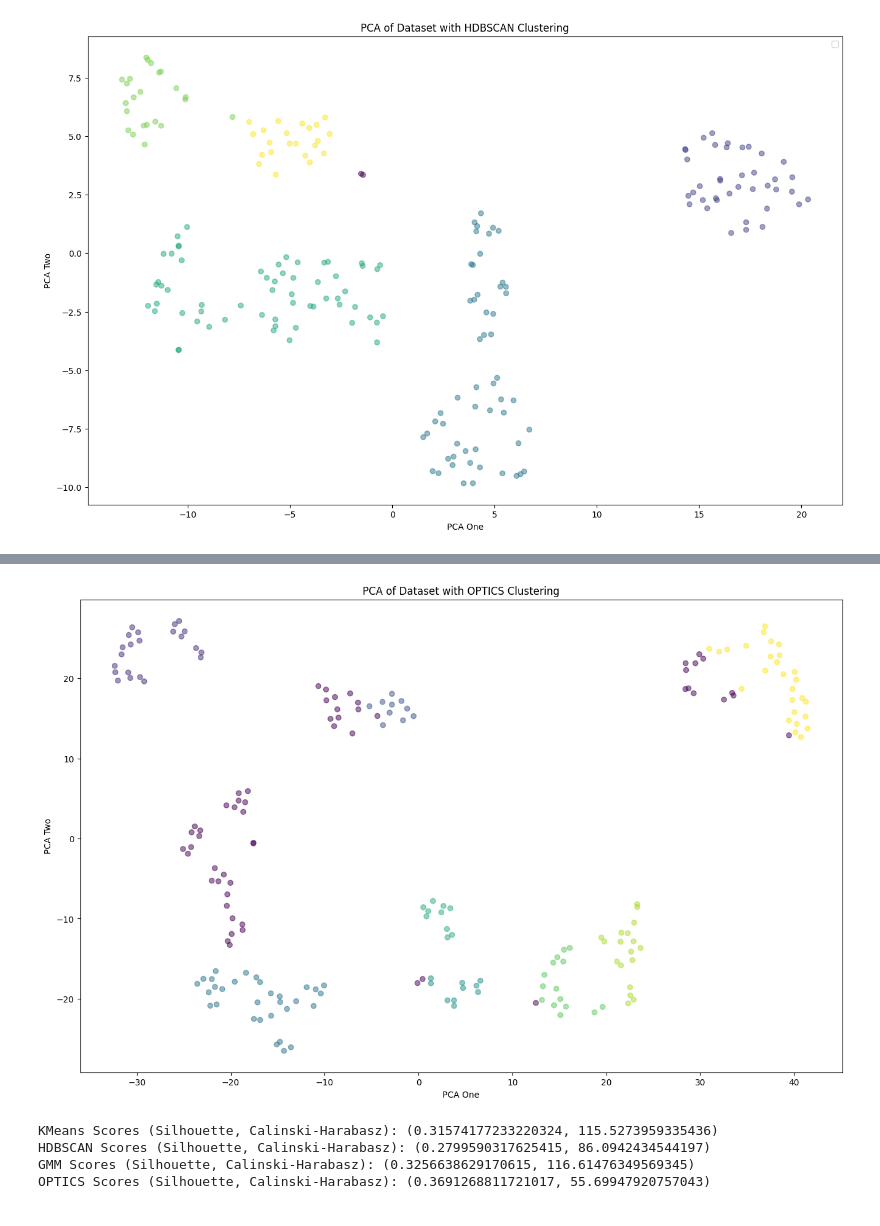
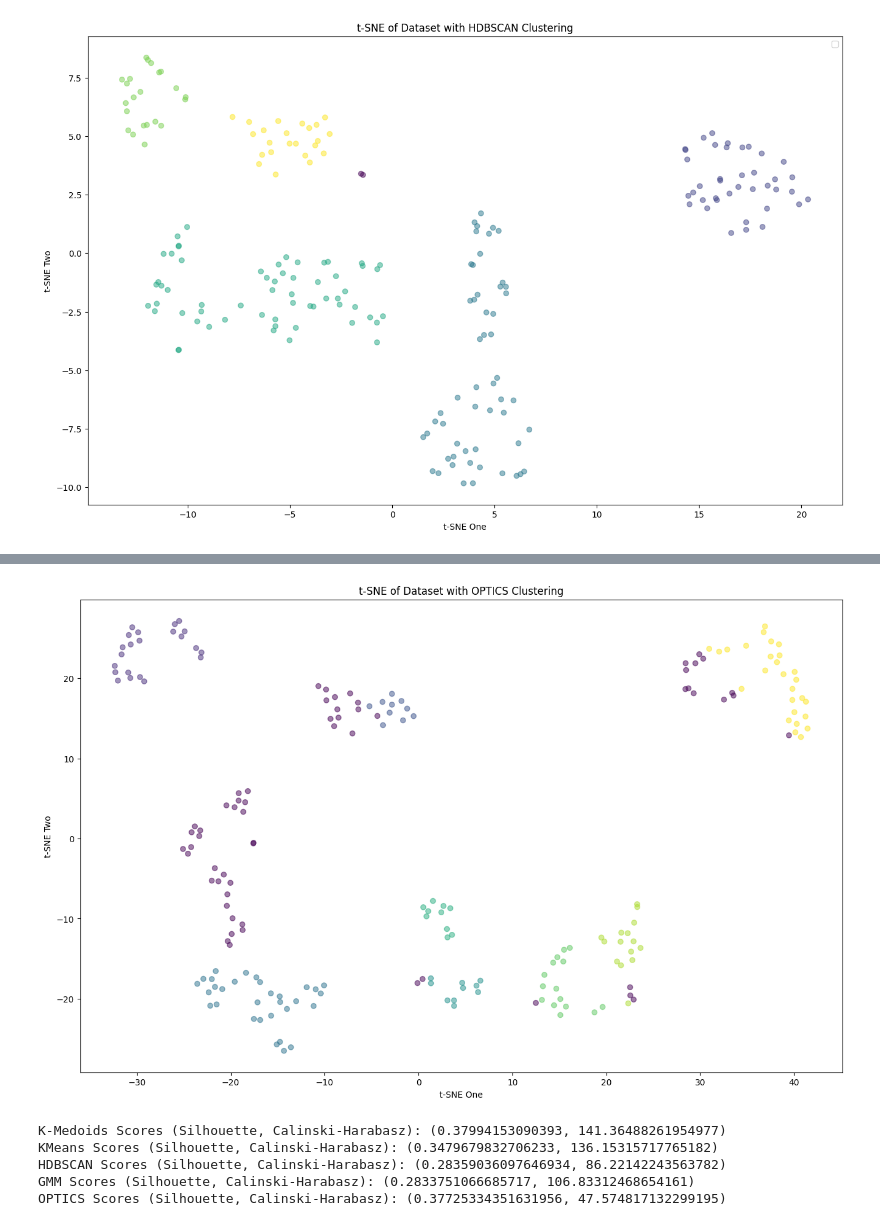
Before and after one commit to Pseudonymous-gdy/Data-Mining-Project, a Jupyter notebook: clustering.ipynb, the cells around one changed output, grey strips where cells are left out. Drawn from its saved outputs; the diff is of its cells as text; code cells hidden in the pictures.

```diff
--- a/clustering.ipynb
+++ b/clustering.ipynb
@@ -3,7 +3,15 @@ import pandas as pd
 import numpy as np
 import matplotlib.pyplot as plt
 import sklearn
-df = pd.read_csv('Preprocessed_Data.csv')
+from sklearn.preprocessing import StandardScaler
+flag = True  # Set this flag as needed
+name = "Preprocessed_Data.csv" if flag == True else "Mall_Customers.csv"
+df = pd.read_csv(name)
+if name == "Mall_Customers.csv":
+    df = df.drop(columns=['CustomerID'])
+    df['Genre'] = df['Genre'].map({'Male': 1, 'Female': 0})
+    ss = StandardScaler()
+    df[ df.columns ] = ss.fit_transform( df[ df.columns ] )
 df.head()
 # %% [output]
 |  | Annual Income (k$) | Annual Income (k$) Spending Score... | Genre | Income_per_Age | Spending Score (1-100) |
@@ -74,21 +192,21 @@ plt.show()
 # %%
 from sklearn.cluster import OPTICS
 data_optics = df.copy() # already preprocessed
 # apply clustering algorithm
 optics = OPTICS(min_samples=10)
 tsne = TSNE(n_components=2, random_state=42, perplexity=10)
 tsne_result_optics = tsne.fit_transform(data_optics)
-data_optics['pca-one'] = tsne_result_optics[:,0]
-data_optics['pca-two'] = tsne_result_optics[:,1]
-data_optics['cluster'] = optics.fit_predict(data_optics)
+data_optics['tsne-one'] = tsne_result_optics[:,0]
+data_optics['tsne-two'] = tsne_result_optics[:,1]
+data_optics['cluster'] = optics.fit_predict(data_optics[['tsne-one','tsne-two']])
 plt.figure(figsize=(16,10))
-plt.scatter(data_optics['pca-one'], data_optics['pca-two'], alpha=0.5, c=data_optics['cluster'], cmap='viridis')
-plt.xlabel('PCA One')
-plt.ylabel('PCA Two')
-plt.title('PCA of Dataset with OPTICS Clustering')
+plt.scatter(data_optics['tsne-one'], data_optics['tsne-two'], alpha=0.5, c=data_optics['cluster'], cmap='viridis')
+plt.xlabel('t-SNE One')
+plt.ylabel('t-SNE Two')
+plt.title('t-SNE of Dataset with OPTICS Clustering')
 plt.show()
 # %% [output]
-[figure, old version]
+[figure, new version]
 # %%
 from sklearn.metrics import silhouette_score, calinski_harabasz_score
 
@@ -106,24 +224,29 @@ def evaluate_clustering(predicted_labels, data):
     chs = calinski_harabasz_score(data, predicted_labels)
     return silhouette, chs
 
+# Evaluate K-Medoids
+kmedoids_scores = evaluate_clustering(data_kmedoids['kmedoids_cluster'].values, data_kmedoids.drop(columns=['tsne-one', 'tsne-two', 'kmedoids_cluster']))
+
 # Evaluate KMeans
-kmeans_scores = evaluate_clustering(data_kmeans['cluster'].values, data_kmeans.drop(columns=['pca-one', 'pca-two', 'cluster']))
+kmeans_scores = evaluate_clustering(data_kmeans['cluster'].values, data_kmeans.drop(columns=['tsne-one', 'tsne-two', 'cluster']))
 
 # Evaluate HDBSCAN
-hdbscan_scores = evaluate_clustering(data_hdbscan['cluster'].values, data_hdbscan.drop(columns=['pca-one', 'pca-two', 'cluster']))
+hdbscan_scores = evaluate_clustering(data_hdbscan['cluster'].values, data_hdbscan.drop(columns=['tsne-one', 'tsne-two', 'cluster']))
 
 # Evaluate GMM
-gmm_scores = evaluate_clustering(data_gmm['cluster'].values, data_gmm.drop(columns=['pca-one', 'pca-two', 'cluster']))
+gmm_scores = evaluate_clustering(data_gmm['cluster'].values, data_gmm.drop(columns=['tsne-one', 'tsne-two', 'cluster']))
 
 # Evaluate OPTICS
-optics_scores = evaluate_clustering(data_optics['cluster'].values, data_optics.drop(columns=['pca-one', 'pca-two', 'cluster']))
+optics_scores = evaluate_clustering(data_optics['cluster'].values, data_optics.drop(columns=['tsne-one', 'tsne-two', 'cluster']))
 
+print("K-Medoids Scores (Silhouette, Calinski-Harabasz):", kmedoids_scores)
 print("KMeans Scores (Silhouette, Calinski-Harabasz):", kmeans_scores)
 print("HDBSCAN Scores (Silhouette, Calinski-Harabasz):", hdbscan_scores)
 print("GMM Scores (Silhouette, Calinski-Harabasz):", gmm_scores)
 print("OPTICS Scores (Silhouette, Calinski-Harabasz):", optics_scores)
 # %% [output]
-KMeans Scores (Silhouette, Calinski-Harabasz): (0.31574177233220324, 115.5273959335436)
-HDBSCAN Scores (Silhouette, Calinski-Harabasz): (0.2799590317625415, 86.0942434544197)
-GMM Scores (Silhouette, Calinski-Harabasz): (0.3256638629170615, 116.61476349569345)
-OPTICS Scores (Silhouette, Calinski-Harabasz): (0.3691268811721017, 55.69947920757043)
+K-Medoids Scores (Silhouette, Calinski-Harabasz): (0.37994153090393, 141.36488261954977)
+KMeans Scores (Silhouette, Calinski-Harabasz): (0.3479679832706233, 136.15315717765182)
+HDBSCAN Scores (Silhouette, Calinski-Harabasz): (0.28359036097646934, 86.22142243563782)
+GMM Scores (Silhouette, Calinski-Harabasz): (0.2833751066685717, 106.83312468654161)
+OPTICS Scores (Silhouette, Calinski-Harabasz): (0.37725334351631956, 47.574817132299195)
```
Also changed, not shown: parts of 5 cells of this notebook.
